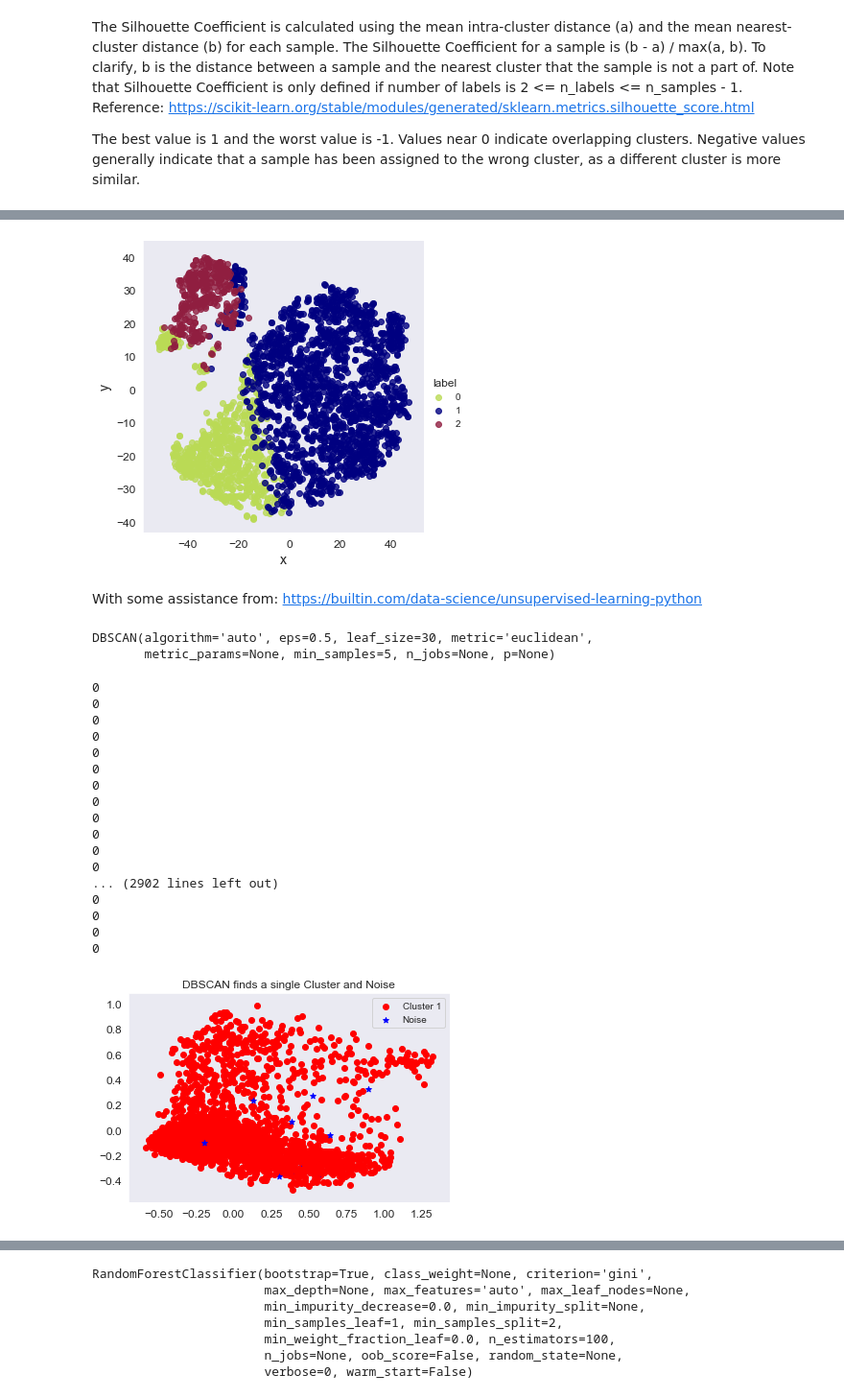
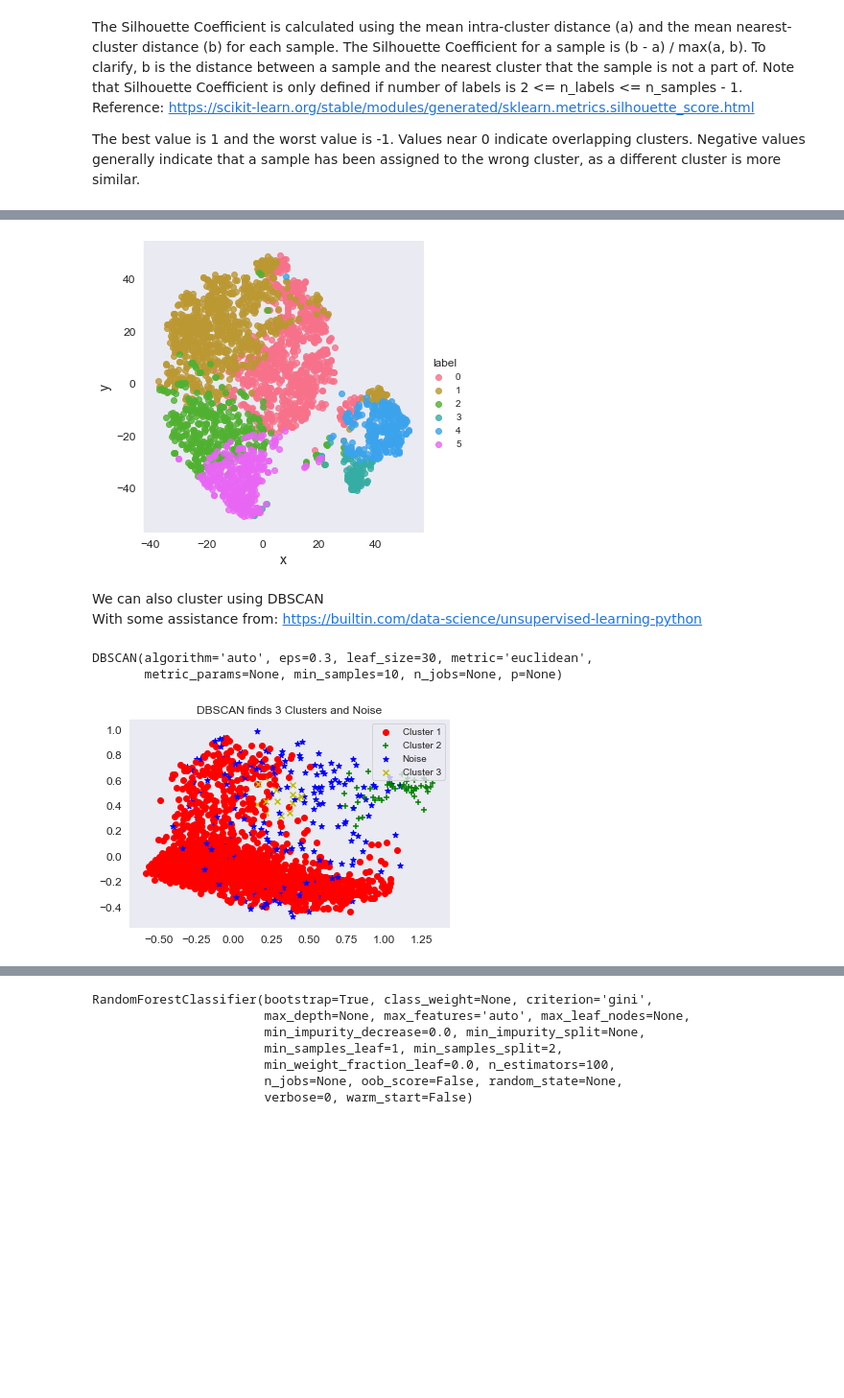
Before and after one commit to SylCard/Spotify-Emotions-Project, a Jupyter notebook: clustering_spotify_songs.ipynb, the cells around one changed output, grey strips where cells are left out. Shown at 96% size. Saved outputs shown, nothing was run; the diff lists cells and outputs as text; code cells hidden in the pictures; blank space fills up the shorter version.

```diff
--- a/clustering_spotify_songs.ipynb
+++ b/clustering_spotify_songs.ipynb
@@ -33,7 +33,7 @@ warnings.filterwarnings(action="ignore", message="^internal gelsd")
 [figure]
 # %%
 # Import my spotify data
-songs = pd.read_csv("deDuplicatedTracksFromMyPlaylists.csv", encoding = "latin-1")
+songs = pd.read_csv("deduplicated_tracks_from_my_playlists.csv", encoding = "latin-1")
 
 songs.info()
 # %% [output]
@@ -83,14 +83,14 @@ The loudness feature is from -60db to 0 so we will normalise this column between
 # %%
 from sklearn import preprocessing
 
+scaler = preprocessing.MinMaxScaler(feature_range=[0, 1])
+
 loudness = songs[['loudness']].values
-min_max_scaler = preprocessing.MinMaxScaler()
-loudness_scaled = min_max_scaler.fit_transform(loudness)
+loudness_scaled = scaler.fit_transform(loudness)
 songs['loudness'] = pd.DataFrame(loudness_scaled)
 
 tempo = songs[['tempo']].values
-min_max_scaler = preprocessing.MinMaxScaler()
-tempo_scaled = min_max_scaler.fit_transform(tempo)
+tempo_scaled = scaler.fit_transform(tempo)
 songs['tempo'] = pd.DataFrame(tempo_scaled)
 
 
@@ -204,5 +204,5 @@ plt.show()
 # %%
-kmeans = KMeans(n_clusters=3)
+kmeans = KMeans(n_clusters = 6)
 kmeans.fit(songs_features)
 # %% [output]
 KMeans(algorithm='auto', copy_x=True, init='k-means++', max_iter=300,
@@ -239,55 +239,41 @@ ts.columns = ['x', 'y','label']
 cluster = sns.lmplot(data=ts, x='x', y='y', hue='label',
                    fit_reg=False, legend=True, legend_out=True)
 # %% [output]
-[figure, old version]
+[figure, new version]
 # %% [markdown]
+We can also cluster using DBSCAN
+<br>
 With some assistance from: https://builtin.com/data-science/unsupervised-learning-python
 # %%
-# We can also cluster using DBSCAN
 from sklearn.cluster import DBSCAN
 
 # Declaring Model
-dbscan = DBSCAN()
+dbscan = DBSCAN(eps=0.3, min_samples=10)
 
 # Fitting
 dbscan.fit(songs_features)
 # %% [output]
-DBSCAN(algorithm='auto', eps=0.5, leaf_size=30, metric='euclidean',
-       metric_params=None, min_samples=5, n_jobs=None, p=None)
+DBSCAN(algorithm='auto', eps=0.3, leaf_size=30, metric='euclidean',
+       metric_params=None, min_samples=10, n_jobs=None, p=None)
 # %%
 # Transforming Using PCA
-pca = PCA(n_components=2).fit(songs_features)
+pca = PCA(n_components = 6).fit(songs_features)
 pca_2d = pca.transform(songs_features)
 
 # Plot based on Class
 for i in range(0, pca_2d.shape[0]):
-    print(dbscan.labels_[i])
+    # print(dbscan.labels_[i])
     if dbscan.labels_[i] == 0:
         c1 = plt.scatter(pca_2d[i, 0], pca_2d[i, 1], c='r', marker='o')
     elif dbscan.labels_[i] == 1:
         c2 = plt.scatter(pca_2d[i, 0], pca_2d[i, 1], c='g', marker='+')
     elif dbscan.labels_[i] == -1:
         c3 = plt.scatter(pca_2d[i, 0], pca_2d[i, 1], c='b', marker='*')
+    elif dbscan.labels_[i] == 2:
+        c4 = plt.scatter(pca_2d[i, 0], pca_2d[i, 1], c='y', marker='x')
 
-plt.legend([c1, c3], ['Cluster 1', 'Noise'])
-plt.title('DBSCAN finds a single Cluster and Noise')
+plt.legend([c1, c2, c3, c4], ['Cluster 1', 'Cluster 2', 'Noise', 'Cluster 3'])
+plt.title('DBSCAN finds 3 Clusters and Noise')
 plt.show()
 # %% [output]
-0
-0
-0
-0
-0
-0
-0
-0
-0
-0
-0
-0
-... (2902 lines left out)
-0
-0
-0
-0
-[figure, old version]
+[figure, new version]
```
Also changed, not shown: parts of 41 cells of this notebook, 5 other files.
